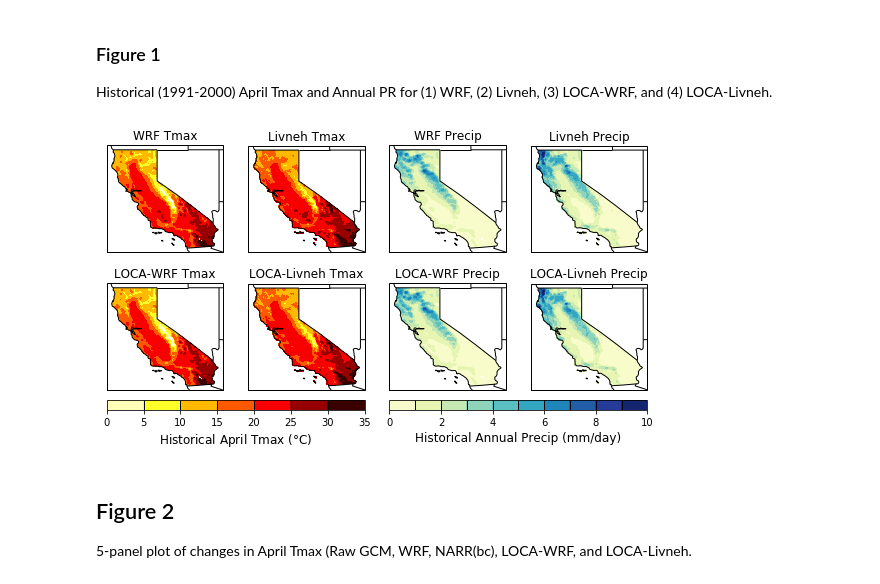
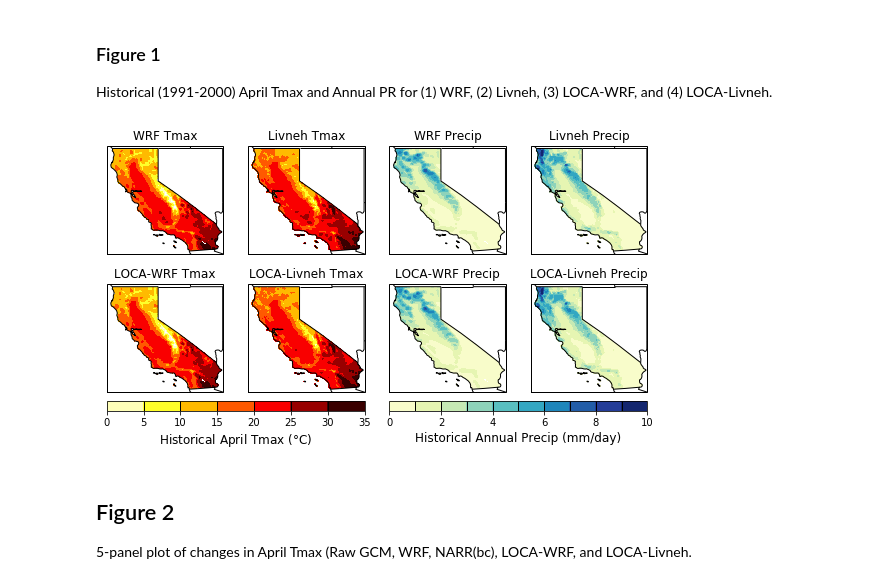
Before and after one commit to neil-berg/doe-downscaling, a Jupyter notebook: paper-figures.ipynb, the cells around one changed output. Drawn from its saved outputs; the diff is of its cells as text; code cells hidden in the pictures.

```diff
--- a/paper-figures.ipynb
+++ b/paper-figures.ipynb
@@ -29,46 +29,40 @@ datasets = ['wrf', 'livneh', 'loca_wrf', 'loca_livneh']
 # First 2 rows/cols: April Tmax
 ticks_tmax = np.linspace(0,35,8)
 
-wrf_nc = netCDF4.Dataset(data_dir+'wrf_hist_1991-2000_tmax_april_CA_mask.nc', 'r')
+wrf_nc = netCDF4.Dataset(data_dir+'wrf_hist_1991-2000_tmax_april_CA_mask_same_grid.nc', 'r')
 wrf_tmax = wrf_nc.variables['tmax'][:,:]
-wrf_lat = wrf_nc.variables['lat'][:]
-wrf_lon = wrf_nc.variables['lon'][:]
+lat = wrf_nc.variables['lat'][:]
+lon = wrf_nc.variables['lon'][:]
 wrf_nc.close()
 
-livneh_nc = netCDF4.Dataset(data_dir+'livneh_hist_1991-2000_tmax_april_CA_mask.nc', 'r')
+livneh_nc = netCDF4.Dataset(data_dir+'livneh_hist_1991-2000_tmax_april_CA_mask_same_grid.nc', 'r')
 livneh_tmax = livneh_nc.variables['tmax'][:,:]
-livneh_lat = livneh_nc.variables['lat'][:]
-livneh_lon = livneh_nc.variables['lon'][:]
 livneh_nc.close()
 
-loca_wrf_nc = netCDF4.Dataset(data_dir+'loca_wrf_hist_1991-2000_tmax_april_CA_mask.nc', 'r')
+loca_wrf_nc = netCDF4.Dataset(data_dir+'loca_wrf_hist_1991-2000_tmax_april_CA_mask_same_grid.nc', 'r')
 loca_wrf_tmax = loca_wrf_nc.variables['tmax'][:,:]
-loca_wrf_lat = loca_wrf_nc.variables['lat'][:]
-loca_wrf_lon = loca_wrf_nc.variables['lon'][:]
 loca_wrf_nc.close()
 
-loca_livneh_nc = netCDF4.Dataset(data_dir+'loca_livneh_hist_1991-2000_tmax_april_CA_mask.nc', 'r')
+loca_livneh_nc = netCDF4.Dataset(data_dir+'loca_livneh_hist_1991-2000_tmax_april_CA_mask_same_grid.nc', 'r')
 loca_livneh_tmax = loca_livneh_nc.variables['tmax'][:,:]
-loca_livneh_lat = loca_livneh_nc.variables['lat'][:]
-loca_livneh_lon = loca_livneh_nc.variables['lon'][:]
 loca_livneh_nc.close()
 
 # Last 2 rows/cols: Annual Pr
 ticks_pr = np.linspace(0,10,11)
 
-wrf_nc = netCDF4.Dataset(data_dir+'wrf_hist_1991-2000_annual_pr_CA_mask.nc', 'r')
+wrf_nc = netCDF4.Dataset(data_dir+'wrf_hist_1991-2000_annual_pr_CA_mask_same_grid.nc', 'r')
 wrf_pr = wrf_nc.variables['pr'][:,:]
 wrf_nc.close()
 
-livneh_nc = netCDF4.Dataset(data_dir+'livneh_hist_1991-2000_annual_pr_CA_mask.nc', 'r')
+livneh_nc = netCDF4.Dataset(data_dir+'livneh_hist_1991-2000_annual_pr_CA_mask_same_grid.nc', 'r')
 livneh_pr = livneh_nc.variables['pr'][:,:]
 livneh_nc.close()
 
-loca_wrf_nc = netCDF4.Dataset(data_dir+'loca_wrf_hist_1991-2000_annual_pr_CA_mask.nc', 'r')
+loca_wrf_nc = netCDF4.Dataset(data_dir+'loca_wrf_hist_1991-2000_annual_pr_CA_mask_same_grid.nc', 'r')
 loca_wrf_pr = loca_wrf_nc.variables['pr'][:,:]
 loca_wrf_nc.close()
 
-loca_livneh_nc = netCDF4.Dataset(data_dir+'loca_livneh_hist_1991-2000_annual_pr_CA_mask.nc', 'r')
+loca_livneh_nc = netCDF4.Dataset(data_dir+'loca_livneh_hist_1991-2000_annual_pr_CA_mask_same_grid.nc', 'r')
 loca_livneh_pr = loca_livneh_nc.variables['pr'][:,:]
 loca_livneh_nc.close()
 
@@ -79,87 +73,95 @@ ax1.coastlines('50m')
 ax1.set_title('WRF Tmax', fontsize=12)
 ax1.add_feature(states_provinces, edgecolor='black')
 ax1.add_feature(cfeature.BORDERS)
-plot1 = ax1.contourf(wrf_lon, wrf_lat, wrf_tmax, ticks_tmax, transform=ccrs.PlateCarree(), cmap='hot_r')
+ax1.set_extent([235.25,246,32.25,42.25])
+plot1 = ax1.contourf(lon, lat, wrf_tmax, ticks_tmax, transform=ccrs.PlateCarree(), cmap='hot_r')
 
 ax2 = fig.add_subplot(2, 4, 2, projection=ccrs.PlateCarree())
 ax2.coastlines('50m')
 ax2.set_title('Livneh Tmax', fontsize=12)
 ax2.add_feature(states_provinces, edgecolor='black')
 ax2.add_feature(cfeature.BORDERS)
-plot2 = ax2.contourf(livneh_lon, livneh_lat, livneh_tmax, ticks_tmax, transform=ccrs.PlateCarree(), cmap='hot_r')
+ax2.set_extent([235.25,246,32.25,42.25])
+plot2 = ax2.contourf(lon, lat, livneh_tmax, ticks_tmax, transform=ccrs.PlateCarree(), cmap='hot_r')
 
 ax3 = fig.add_subplot(2, 4, 3, projection=ccrs.PlateCarree())
 ax3.coastlines('50m')
 ax3.set_title('WRF Precip', fontsize=12)
 ax3.add_feature(states_provinces, edgecolor='black')
 ax3.add_feature(cfeature.BORDERS)
-plot3 = ax3.contourf(wrf_lon, wrf_lat, wrf_pr, ticks_pr, transform=ccrs.PlateCarree(), cmap='YlGnBu')
+ax3.set_extent([235.25,246,32.25,42.25])
+plot3 = ax3.contourf(lon, lat, wrf_pr, ticks_pr, transform=ccrs.PlateCarree(), cmap='YlGnBu')
 
 ax4 = fig.add_subplot(2, 4, 4, projection=ccrs.PlateCarree())
 ax4.coastlines('50m')
 ax4.set_title('Livneh Precip', fontsize=12)
 ax4.add_feature(states_provinces, edgecolor='black')
 ax4.add_feature(cfeature.BORDERS)
-plot4 = ax4.contourf(livneh_lon, livneh_lat, livneh_pr, ticks_pr, transform=ccrs.PlateCarree(), cmap='YlGnBu')
+ax4.set_extent([235.25,246,32.25,42.25])
+plot4 = ax4.contourf(lon, lat, livneh_pr, ticks_pr, transform=ccrs.PlateCarree(), cmap='YlGnBu')
 
 ax5 = fig.add_subplot(2, 4, 5, projection=ccrs.PlateCarree())
 ax5.coastlines('50m')
 ax5.set_title('LOCA-WRF Tmax', fontsize=12)
 ax5.add_feature(states_provinces, edgecolor='black')
 ax5.add_feature(cfeature.BORDERS)
-plot5 = ax5.contourf(loca_wrf_lon, loca_wrf_lat, loca_wrf_tmax, ticks_tmax, transform=ccrs.PlateCarree(), cmap='hot_r')
+ax5.set_extent([235.25,246,32.25,42.25])
+plot5 = ax5.contourf(lon, lat, loca_wrf_tmax, ticks_tmax, transform=ccrs.PlateCarree(), cmap='hot_r')
 
 ax6 = fig.add_subplot(2, 4, 6, projection=ccrs.PlateCarree())
 ax6.coastlines('50m')
 ax6.set_title('LOCA-Livneh Tmax', fontsize=12)
 ax6.add_feature(states_provinces, edgecolor='black')
 ax6.add_feature(cfeature.BORDERS)
-plot6 = ax6.contourf(loca_livneh_lon, loca_livneh_lat, loca_livneh_tmax, ticks_tmax, transform=ccrs.PlateCarree(), cmap='hot_r')
+ax6.set_extent([235.25,246,32.25,42.25])
+plot6 = ax6.contourf(lon, lat, loca_livneh_tmax, ticks_tmax, transform=ccrs.PlateCarree(), cmap='hot_r')
 
 ax7 = fig.add_subplot(2, 4, 7, projection=ccrs.PlateCarree())
 ax7.coastlines('50m')
 ax7.set_title('LOCA-WRF Precip', fontsize=12)
 ax7.add_feature(states_provinces, edgecolor='black')
 ax7.add_feature(cfeature.BORDERS)
-plot7 = ax7.contourf(loca_wrf_lon, loca_wrf_lat, loca_wrf_pr, ticks_pr, transform=ccrs.PlateCarree(), cmap='YlGnBu')
+ax7.set_extent([235.25,246,32.25,42.25])
+plot7 = ax7.contourf(lon, lat, loca_wrf_pr, ticks_pr, transform=ccrs.PlateCarree(), cmap='YlGnBu')
 
 ax8 = fig.add_subplot(2, 4, 8, projection=ccrs.PlateCarree())
 ax8.coastlines('50m')
 ax8.set_title('LOCA-Livneh Precip', fontsize=12)
 ax8.add_feature(states_provinces, edgecolor='black')
 ax8.add_feature(cfeature.BORDERS)
-plot8 = ax8.contourf(loca_livneh_lon, loca_livneh_lat, loca_livneh_pr, ticks_pr, transform=ccrs.PlateCarree(), cmap='YlGnBu')
+ax8.set_extent([235.25,246,32.25,42.25])
+plot8 = ax8.contourf(lon, lat, loca_livneh_pr, ticks_pr, transform=ccrs.PlateCarree(), cmap='YlGnBu')
 
 fig.tight_layout()
 
 # Colorbar specifications
 cbar_height = 0.035
 
 # Obtain axes coordinates for each subplot for colorbar positioning
 ax1_pos = ax1.get_position() # details on ax1_pos.x0, .y0, .x1, .y1, .height .width
 ax2_pos = ax2.get_position()
 ax3_pos = ax3.get_position()
 ax4_pos = ax4.get_position()
 ax5_pos = ax5.get_position()
 ax6_pos = ax6.get_position()
 ax7_pos = ax7.get_position()
 ax8_pos = ax8.get_position()
 
 # Colorbar for Tmax panels (1, 2, 5, 6)
 cbar_ax_tmax = fig.add_axes([ax5_pos.x0, ax5_pos.y0-.05, ax6_pos.x1-ax5_pos.x0, cbar_height]) # bottom left corner x,y, and width, height
 cbar_tmax = plt.colorbar(plot1, cax=cbar_ax_tmax, orientation='horizontal', drawedges=True)
 cbar_tmax.dividers.set_edgecolor('black')
 cbar_tmax.dividers.set_linewidth(1)
 cbar_tmax.set_label('Historical April Tmax '+'('+r'$\degree$'+'C)', fontsize=12)
 
 # Colorbar for Pr panels (3, 4, 7, 8)
 cbar_ax_pr = fig.add_axes([ax7_pos.x0, ax7_pos.y0-.05, ax8_pos.x1-ax7_pos.x0, cbar_height]) # bottom left corner x,y, and width, height
 cbar_pr = plt.colorbar(plot3, cax=cbar_ax_pr, orientation='horizontal', drawedges=True)
 cbar_pr.dividers.set_edgecolor('black')
 cbar_pr.dividers.set_linewidth(1)
 cbar_pr.set_label('Historical Annual Precip (mm/day)', fontsize=12)
 # %% [output]
-[figure, old version]
+[figure, new version]
 # %% [markdown]
 ## Figure 2
 
```
Also changed, not shown: parts of 1 cell of this notebook.
